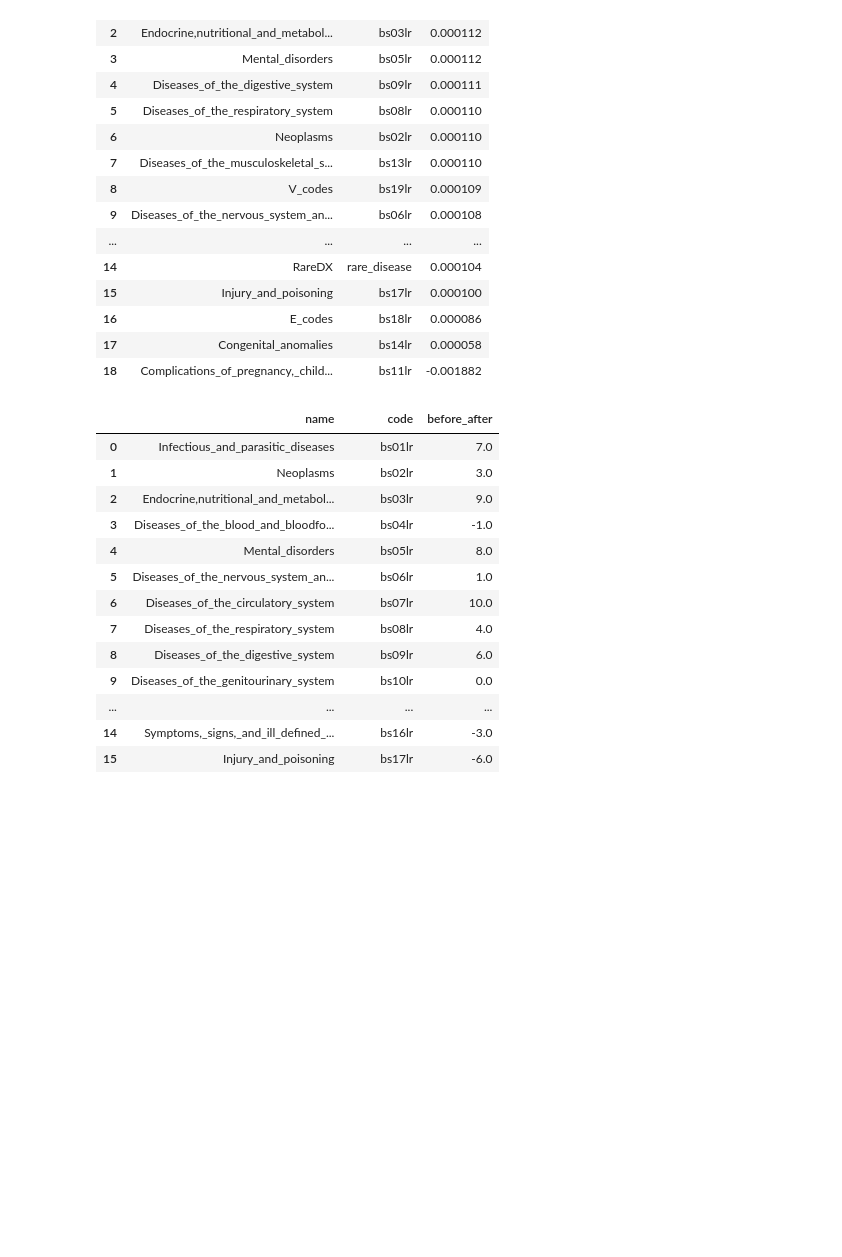
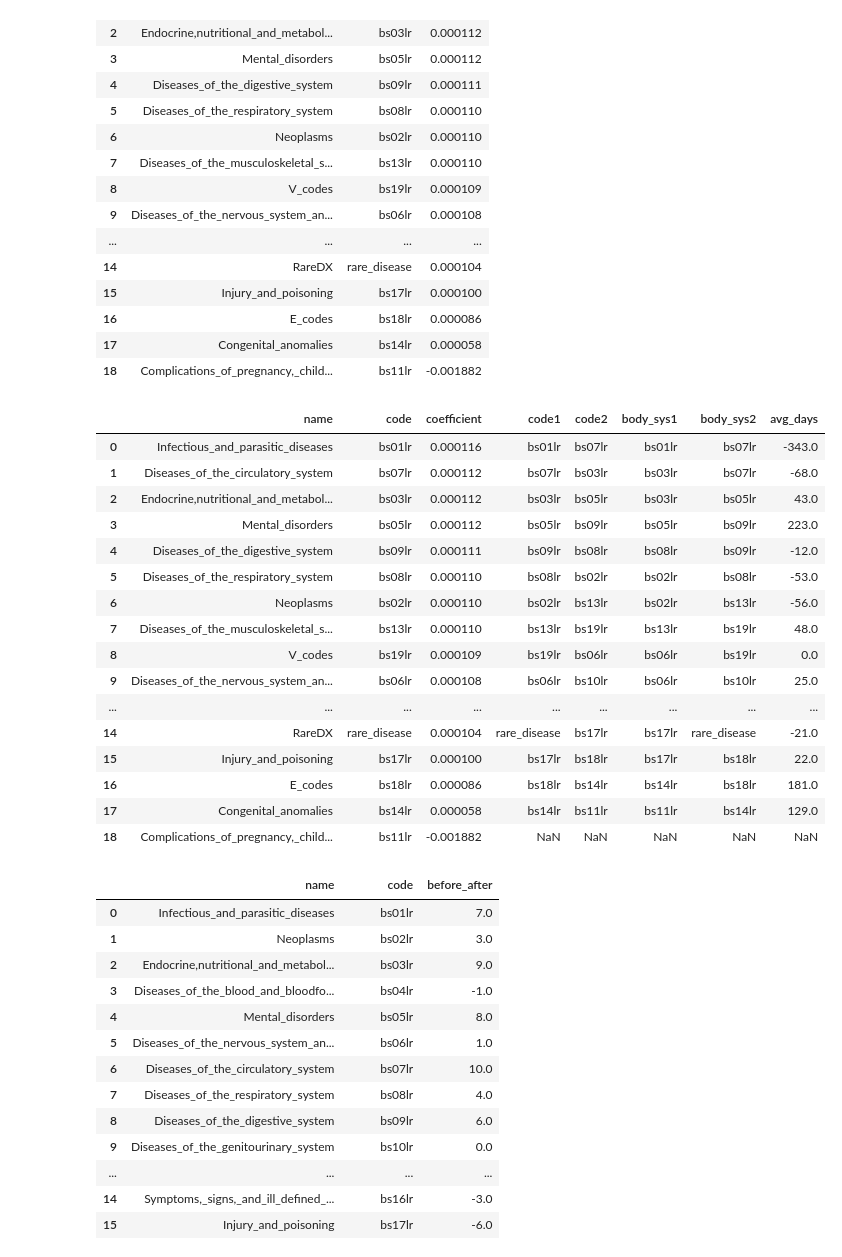
Before and after one commit to oneoffcoder/lasso-bbn, a Jupyter notebook: jupyter/diabetes-00-colley.ipynb, the cells around one changed output. Drawn from its saved outputs; the diff is of its cells as text; code cells hidden in the pictures; blank space fills up the shorter version.

```diff
--- a/jupyter/diabetes-00-colley.ipynb
+++ b/jupyter/diabetes-00-colley.ipynb
@@ -215,6 +237,43 @@ coef_df
 | 16 | E_codes | bs18lr | 0.000086 |
 | 17 | Congenital_anomalies | bs14lr | 0.000058 |
 | 18 | Complications_of_pregnancy,_child... | bs11lr | -0.001882 |
+# %%
+# if + then 1 before 2
+# if - then 2 before 1
+def get_avg_days_to(code1, code2):
+    q = f'(body_sys1=="{code1}" and body_sys2=="{code2}") or (body_sys1=="{code2}" and body_sys2=="{code1}")'
+    temp_df = df.query(q)
+    r = temp_df.iloc[0]
+    return {
+        'code1': code1,
+        'code2': code2,
+        'body_sys1': r['body_sys1'],
+        'body_sys2': r['body_sys2'],
+        'avg_days': r['avg_day_diff']
+    }
+
+# get_avg_days_to('bs01lr', 'bs07lr')
+codes = coef_df['code']
+enriched_coef_df = coef_df.join(pd.DataFrame([get_avg_days_to(code1, code2) for code1, code2 in zip(codes, codes[1:])]))
+enriched_coef_df
+# %% [output]
+|  | name | code | coefficient | code1 | code2 | body_sys1 | body_sys2 | avg_days |
+| 0 | Infectious_and_parasitic_diseases | bs01lr | 0.000116 | bs01lr | bs07lr | bs01lr | bs07lr | -343.0 |
+| 1 | Diseases_of_the_circulatory_system | bs07lr | 0.000112 | bs07lr | bs03lr | bs03lr | bs07lr | -68.0 |
+| 2 | Endocrine,nutritional_and_metabol... | bs03lr | 0.000112 | bs03lr | bs05lr | bs03lr | bs05lr | 43.0 |
+| 3 | Mental_disorders | bs05lr | 0.000112 | bs05lr | bs09lr | bs05lr | bs09lr | 223.0 |
+| 4 | Diseases_of_the_digestive_system | bs09lr | 0.000111 | bs09lr | bs08lr | bs08lr | bs09lr | -12.0 |
+| 5 | Diseases_of_the_respiratory_system | bs08lr | 0.000110 | bs08lr | bs02lr | bs02lr | bs08lr | -53.0 |
+| 6 | Neoplasms | bs02lr | 0.000110 | bs02lr | bs13lr | bs02lr | bs13lr | -56.0 |
+| 7 | Diseases_of_the_musculoskeletal_s... | bs13lr | 0.000110 | bs13lr | bs19lr | bs13lr | bs19lr | 48.0 |
+| 8 | V_codes | bs19lr | 0.000109 | bs19lr | bs06lr | bs06lr | bs19lr | 0.0 |
+| 9 | Diseases_of_the_nervous_system_an... | bs06lr | 0.000108 | bs06lr | bs10lr | bs06lr | bs10lr | 25.0 |
+| ... | ... | ... | ... | ... | ... | ... | ... | ... |
+| 14 | RareDX | rare_disease | 0.000104 | rare_disease | bs17lr | bs17lr | rare_disease | -21.0 |
+| 15 | Injury_and_poisoning | bs17lr | 0.000100 | bs17lr | bs18lr | bs17lr | bs18lr | 22.0 |
+| 16 | E_codes | bs18lr | 0.000086 | bs18lr | bs14lr | bs14lr | bs18lr | 181.0 |
+| 17 | Congenital_anomalies | bs14lr | 0.000058 | bs14lr | bs11lr | bs11lr | bs14lr | 129.0 |
+| 18 | Complications_of_pregnancy,_child... | bs11lr | -0.001882 | NaN | NaN | NaN | NaN | NaN |
 # %%
 b_df = b \
     .to_frame(name='before_after') \
```
Also changed, not shown: parts of 3 cells of this notebook, 1 other file.
